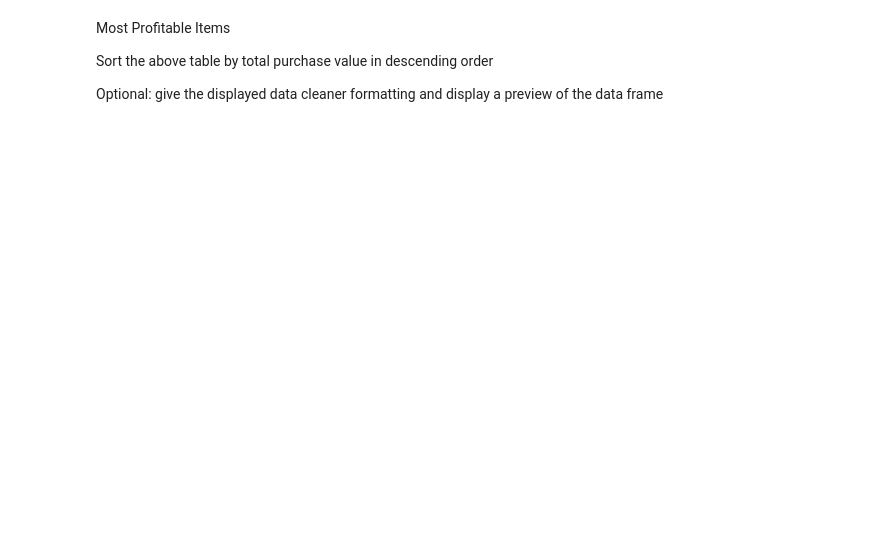
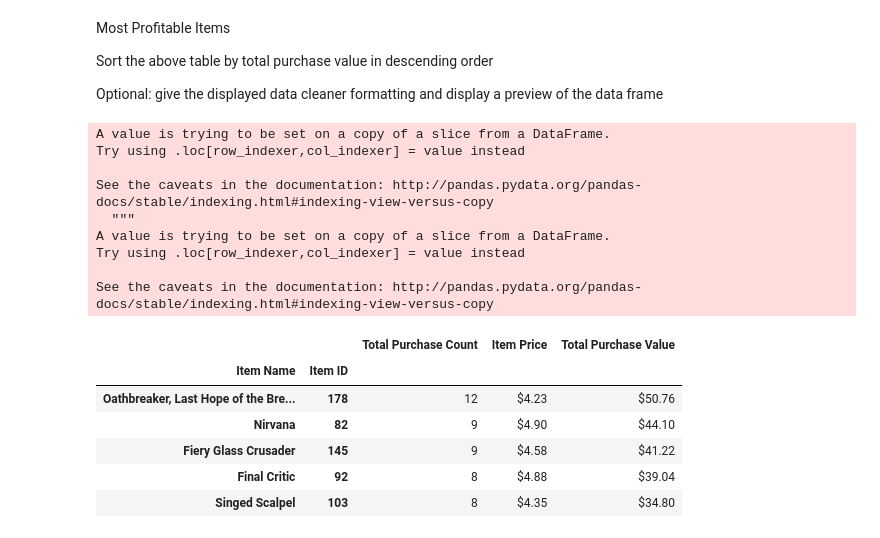
Before and after one commit to mawothe/HomeworkRepo, a Jupyter notebook: Homework_4/HeroesOfPymoli/Heros of Pymoli Code.ipynb, the cells around one changed output. Cells and saved outputs as stored; diff of their text form; code cells hidden in the pictures; blank space fills up the shorter version.

```diff
--- a/Homework_4/HeroesOfPymoli/Heros of Pymoli Code.ipynb
+++ b/Homework_4/HeroesOfPymoli/Heros of Pymoli Code.ipynb
@@ -445,0 +424,30 @@ Optional: give the displayed data cleaner formatting and display a preview of th
+# %%
+#Sort previous
+popular_df = popular_df.sort_values("Total Purchase Value", ascending=False)
+# %%
+#New Data Frame
+profit_df = popular_df.head()
+
+#Final formatting
+profit_df["Item Price"] = profit_df["Item Price"].map("${:.2f}".format)
+profit_df["Total Purchase Value"] = profit_df["Total Purchase Value"].map("${:.2f}".format)
+
+#Show Profit Analysis
+profit_df
+# %% [output]
+A value is trying to be set on a copy of a slice from a DataFrame.
+Try using .loc[row_indexer,col_indexer] = value instead
+
+See the caveats in the documentation: http://pandas.pydata.org/pandas-docs/stable/indexing.html#indexing-view-versus-copy
+  """
+A value is trying to be set on a copy of a slice from a DataFrame.
+Try using .loc[row_indexer,col_indexer] = value instead
+
+See the caveats in the documentation: http://pandas.pydata.org/pandas-docs/stable/indexing.html#indexing-view-versus-copy
+|  |  | Total Purchase Count | Item Price | Total Purchase Value |
+| Item Name | Item ID |  |  |  |
+| Oathbreaker, Last Hope of the Bre... | 178 | 12 | $4.23 | $50.76 |
+| Nirvana | 82 | 9 | $4.90 | $44.10 |
+| Fiery Glass Crusader | 145 | 9 | $4.58 | $41.22 |
+| Final Critic | 92 | 8 | $4.88 | $39.04 |
+| Singed Scalpel | 103 | 8 | $4.35 | $34.80 |
```
Also changed, not shown: parts of 16 cells of this notebook.
